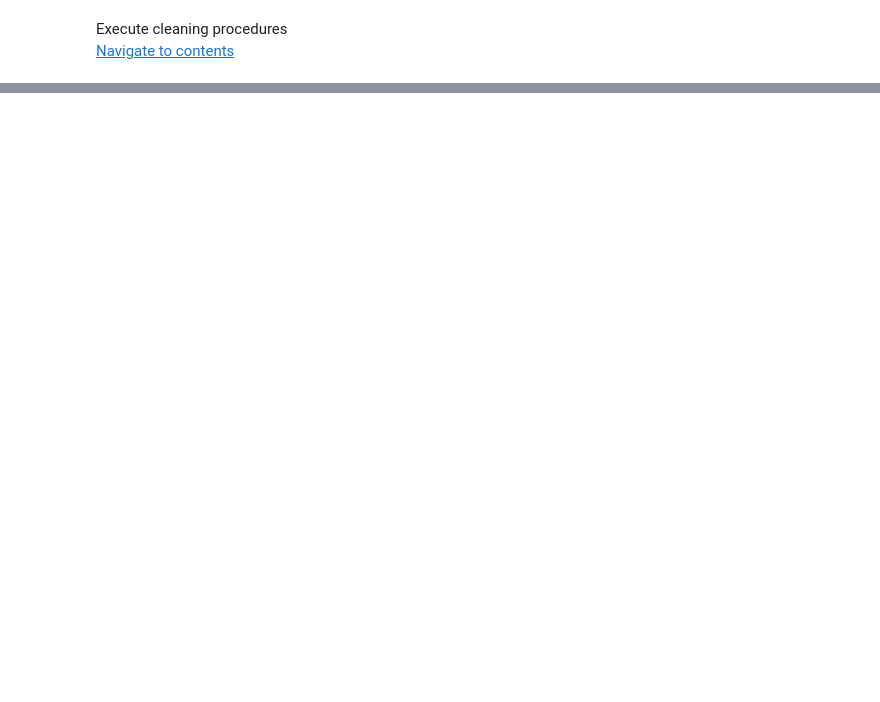
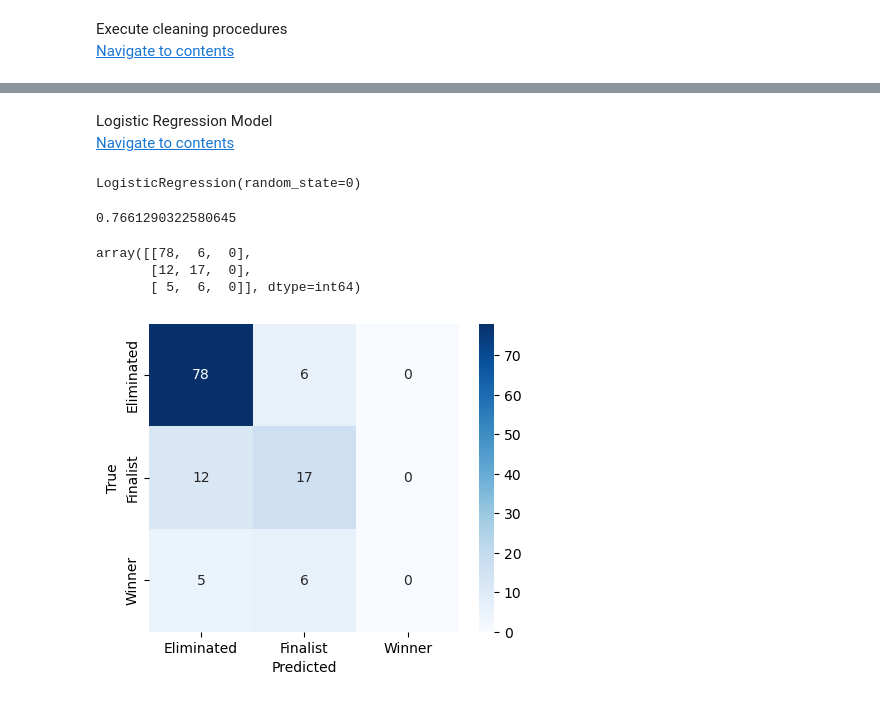
Before and after one commit to NilArj/drag_show, a Jupyter notebook: drag_show.ipynb, the cells around one changed output, grey strips where cells are left out. Drawn from its saved outputs; the diff is of its cells as text; code cells hidden in the pictures; blank space fills up the shorter version.

Commit message:
logistic_reg_model done

```diff
--- a/drag_show.ipynb
+++ b/drag_show.ipynb
@@ -219,0 +280,5 @@ Name: Retos ganados, dtype: float64
+# %%
+from sklearn.preprocessing import StandardScaler
+sc = StandardScaler()
+X_train = sc.fit_transform(X_train)
+X_test = sc.transform(X_test)
@@ -219,0 +289,44 @@ Name: Retos ganados, dtype: float64
+# %% [markdown]
+<a id="logistic"></a>
+Logistic Regression Model
+<br>
+<a href="#table_of_contents">Navigate to contents</a>
+# %%
+#train the logistic regression model on the training data
+from sklearn.linear_model import LogisticRegression
+classifier = LogisticRegression(random_state = 0)
+classifier.fit(X_train, y_train)
+# %% [output]
+LogisticRegression(random_state=0)
+# %%
+#predicting the Test set results
+y_lrm_pred = classifier.predict(X_test)
+# %%
+#check accurancy score
+from sklearn.metrics import accuracy_score
+ac_sc = accuracy_score(y_test, y_lrm_pred)
+print(ac_sc)
+# %% [output]
+0.7661290322580645
+# %%
+#examining errors and mislabeling in the confusion matrix
+from sklearn.metrics import confusion_matrix
+cm = confusion_matrix(y_test, y_lrm_pred)
+print(cm)
+# %% [output]
+array([[78,  6,  0],
+       [12, 17,  0],
+       [ 5,  6,  0]], dtype=int64)
+# %%
+def plot_confusion_matrix (y_true, y_pred, classes):
+    cm = confusion_matrix(y_true, y_pred)
+    plt.figure(figsize=(5,4))
+    sns.heatmap(cm, annot=True, cmap="Blues", fmt='d' , xticklabels=classes, yticklabels=classes)
+    plt.xlabel("Predicted")
+    plt.ylabel("True")
+    plt.show()
+
+class_names = "Eliminated", "Finalist", "Winner"
+plot_confusion_matrix(y_test, y_lrm_pred, class_names)
+# %% [output]
+[figure, added]
```
Also changed, not shown: parts of 51 cells of this notebook.
